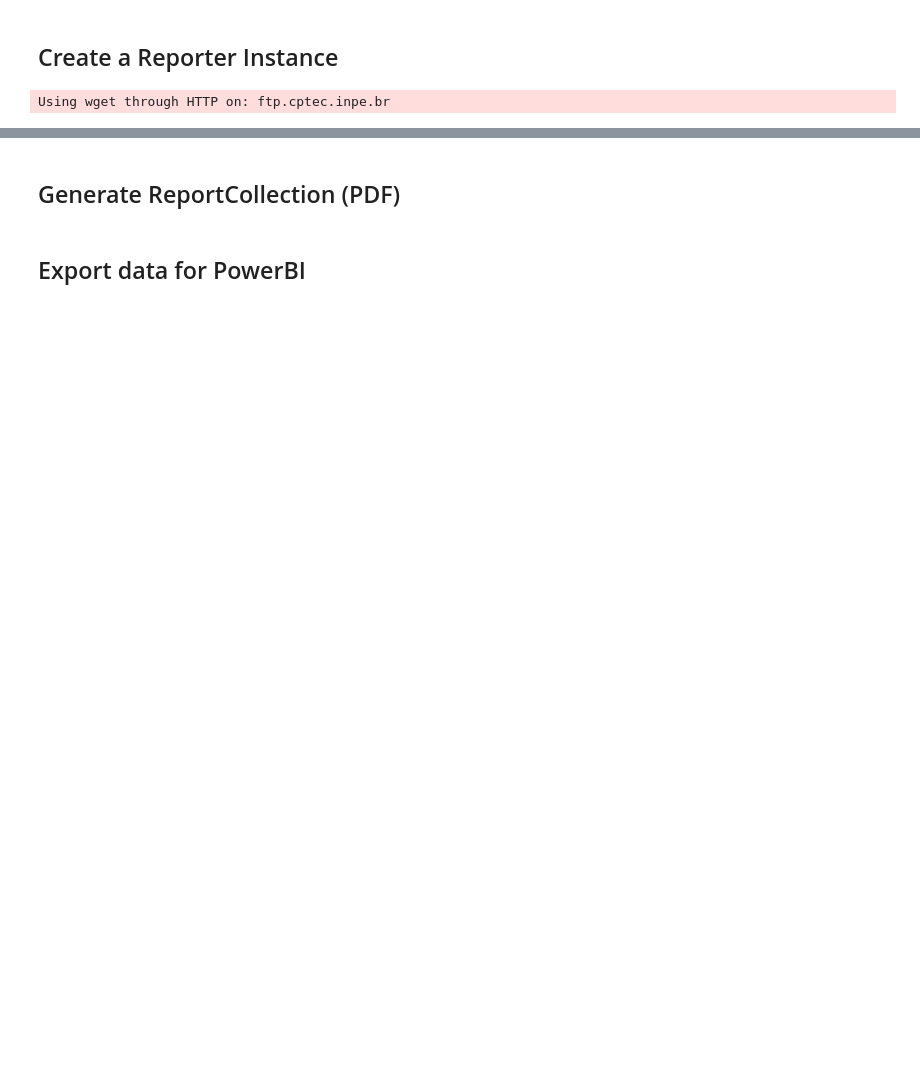
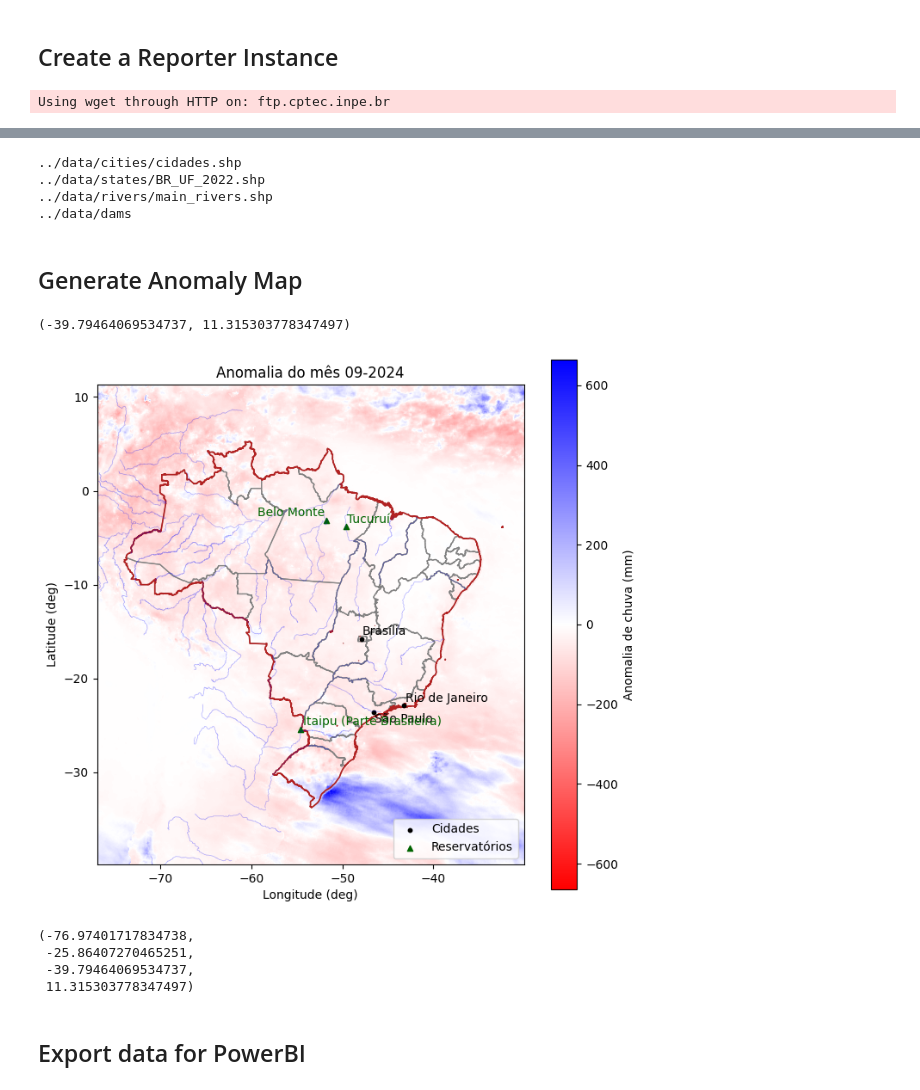
Before and after one commit to cordmaur/RainReporter, a Jupyter notebook: nbs/01-Monthly_Report.ipynb, the cells around one changed output, grey strips where cells are left out. Cells and saved outputs as stored; diff of their text form; code cells hidden in the pictures; blank space fills up the shorter version.

```diff
--- a/nbs/01-Monthly_Report.ipynb
+++ b/nbs/01-Monthly_Report.ipynb
@@ -110,2 +41,24 @@ report[0]
+# %%
+from rainreporter.utils import open_json_file
+reporter_config = open_json_file('../reporter.json5')
+# %%
+mapper = Mapper(
+    config=reporter_config['shape_style'],
+    shapes=reporter_config['context_shapes']
+)
+# %% [output]
+../data/cities/cidades.shp
+../data/states/BR_UF_2022.shp
+../data/rivers/main_rivers.shp
+../data/dams
+# %%
+monthly = MonthlyReport(
+    downloader=downloader,
+    mapper=mapper,
+    shp_file='/workspaces/reports_folder/bases/bacias_interesse/bacia_Parana.shp',
+    name='Parana',
+    month_lbk=24,
+    wet_month=10
+)
 # %% [markdown]
-## Generate ReportCollection (PDF)
+## Generate Anomaly Map
@@ -117,2 +65,24 @@ reporter.generate_pdf(
+# %%
+gdf = gpd.read_parquet('/workspaces/bases/geoparquets/brasil.parquet')
+# %%
+fig, ax = plt.subplots(figsize=(8, 8))
+monthly.plot_anomaly_map(
+    date='2024-09',
+    shp=gdf,
+    plt_ax=ax
+)
+
+ax.set_xlim(-76.97401717834738, -30.06407270465251)
+ax.set_ylim(-39.79464069534737, 11.315303778347497)
+# %% [output]
+(-39.79464069534737, 11.315303778347497)
+[figure, added]
+# %%
+ax.axis()
+# %% [output]
+(-76.97401717834738,
+ -25.86407270465251,
+ -39.79464069534737,
+ 11.315303778347497)
 # %% [markdown]
 ## Export data for PowerBI
```
Also changed, not shown: parts of 48 cells of this notebook, 7 other files.
